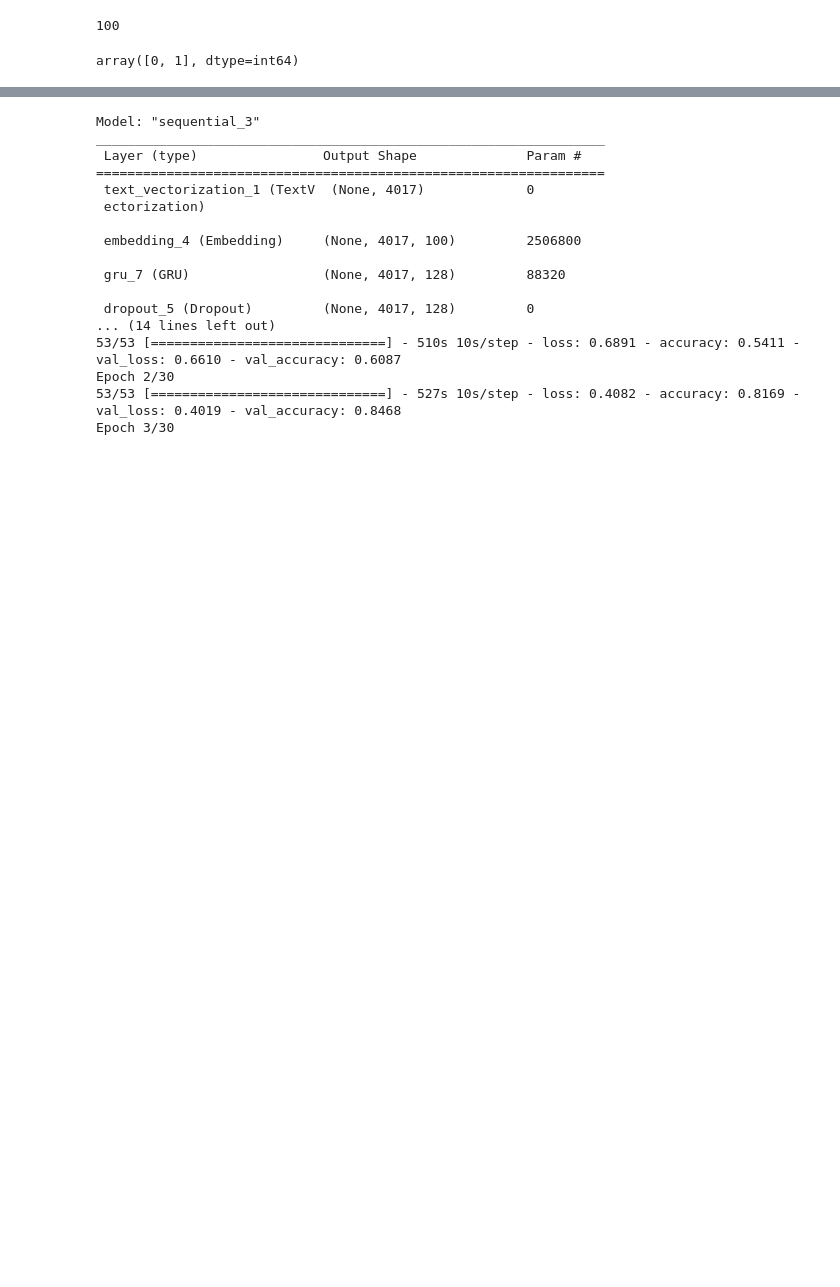
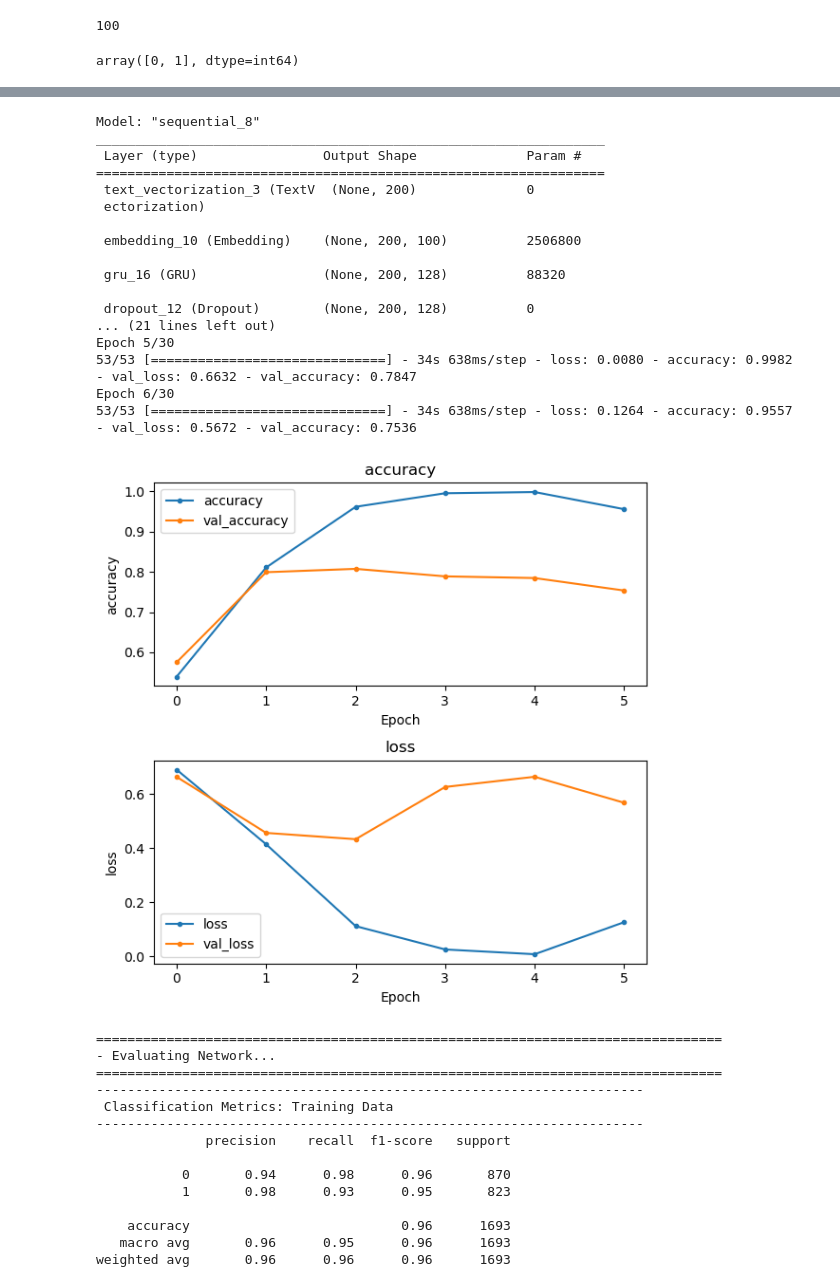
Before and after one commit to IndiaTJohnson/TMDB_Movie_Analysis, a Jupyter notebook: Part 6 - Review Classification.ipynb, the cells around one changed output, grey strips where cells are left out. Cells and saved outputs as stored; diff of their text form; code cells hidden in the pictures; blank space fills up the shorter version.

```diff
--- a/Part 6 - Review Classification.ipynb
+++ b/Part 6 - Review Classification.ipynb
@@ -564,34 +580,49 @@ def build_hybrid_model_deep_pool(text_vectorization_layer):
 # %%
 # Build model
 model = build_hybrid_model_deep_pool(sequence_vectorizer)
 
 EPOCHS = 30
 history = model.fit(
     train_ds,
     epochs=EPOCHS,
     validation_data=val_ds,
     callbacks=get_callbacks(),
 )
 # Obtain the results
 results = fn.evaluate_classification_network(
-    lstm_model, X_train=train_ds,
+    model, X_train=train_ds,
     X_test=test_ds, history=history
 );
 # %% [output]
-Model: "sequential_3"
+Model: "sequential_8"
 _________________________________________________________________
  Layer (type)                Output Shape              Param #
 =================================================================
- text_vectorization_1 (TextV  (None, 4017)             0
+ text_vectorization_3 (TextV  (None, 200)              0
  ectorization)
 
- embedding_4 (Embedding)     (None, 4017, 100)         2506800
+ embedding_10 (Embedding)    (None, 200, 100)          2506800
 
- gru_7 (GRU)                 (None, 4017, 128)         88320
+ gru_16 (GRU)                (None, 200, 128)          88320
 
- dropout_5 (Dropout)         (None, 4017, 128)         0
-... (14 lines left out)
-53/53 [==============================] - 510s 10s/step - loss: 0.6891 - accuracy: 0.5411 - val_loss: 0.6610 - val_accuracy: 0.6087
-Epoch 2/30
-53/53 [==============================] - 527s 10s/step - loss: 0.4082 - accuracy: 0.8169 - val_loss: 0.4019 - val_accuracy: 0.8468
-Epoch 3/30
+ dropout_12 (Dropout)        (None, 200, 128)          0
+... (21 lines left out)
+Epoch 5/30
+53/53 [==============================] - 34s 638ms/step - loss: 0.0080 - accuracy: 0.9982 - val_loss: 0.6632 - val_accuracy: 0.7847
+Epoch 6/30
+53/53 [==============================] - 34s 638ms/step - loss: 0.1264 - accuracy: 0.9557 - val_loss: 0.5672 - val_accuracy: 0.7536
+[figure, added]
+================================================================================
+- Evaluating Network...
+================================================================================
+----------------------------------------------------------------------
+ Classification Metrics: Training Data
+----------------------------------------------------------------------
+              precision    recall  f1-score   support
+
+           0       0.94      0.98      0.96       870
+           1       0.98      0.93      0.95       823
+
+    accuracy                           0.96      1693
+   macro avg       0.96      0.95      0.96      1693
+weighted avg       0.96      0.96      0.96      1693
```
Also changed, not shown: parts of 5 cells of this notebook.
